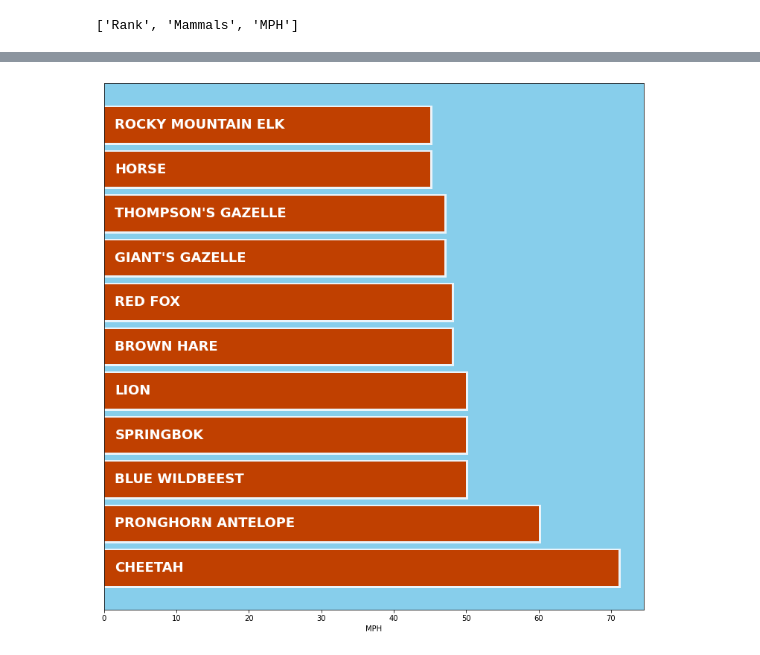
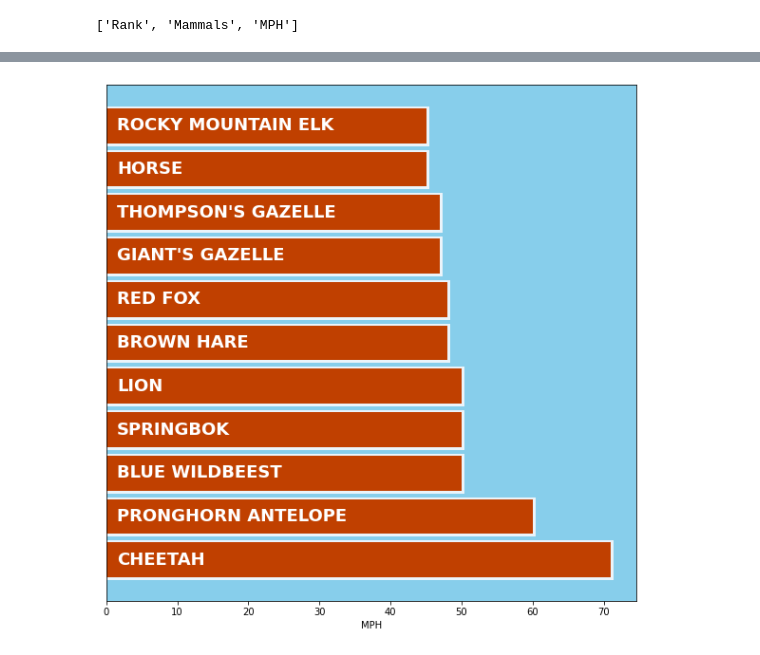
Before and after one commit to Nissun662/Data-Visual, a Jupyter notebook: Recreating_Initialization.ipynb, the cells around one changed output, grey strips where cells are left out. Saved outputs shown, nothing was run; the diff lists cells and outputs as text; code cells hidden in the pictures.

```diff
--- a/Recreating_Initialization.ipynb
+++ b/Recreating_Initialization.ipynb
@@ -54,29 +55,29 @@ plt.show()
 # %%
 import matplotlib.pyplot as plt
 
 
+
 # Plot Graph
-
+plt.figure(figsize=(10,10))
 plt.barh(x, y)
 ax=plt.axes()
 plt.barh(x, y, color=('#C04000'), linewidth=5, edgecolor='#EBF4FA')
 plt.xlabel('MPH')
 
 
 # Remove y labels
 plt.yticks([])
 
 
 # Set color
 
 plt.barh(x, y, color=['#C04000'])
 ax.set_facecolor('#87CEEB')
-
 for barh, x in zip(ax.patches, x[::1]):
     ax.text(1.5, barh.get_y()+barh.get_height()/2, x, color = 'white', ha = 'left', va = 'center', size = 18, fontweight = 'bold')
 
 # Display Graph
 
 plt.show()
 # %% [output]
-[figure, old version]
+[figure, new version]
```
Also changed, not shown: parts of 1 cell of this notebook.
